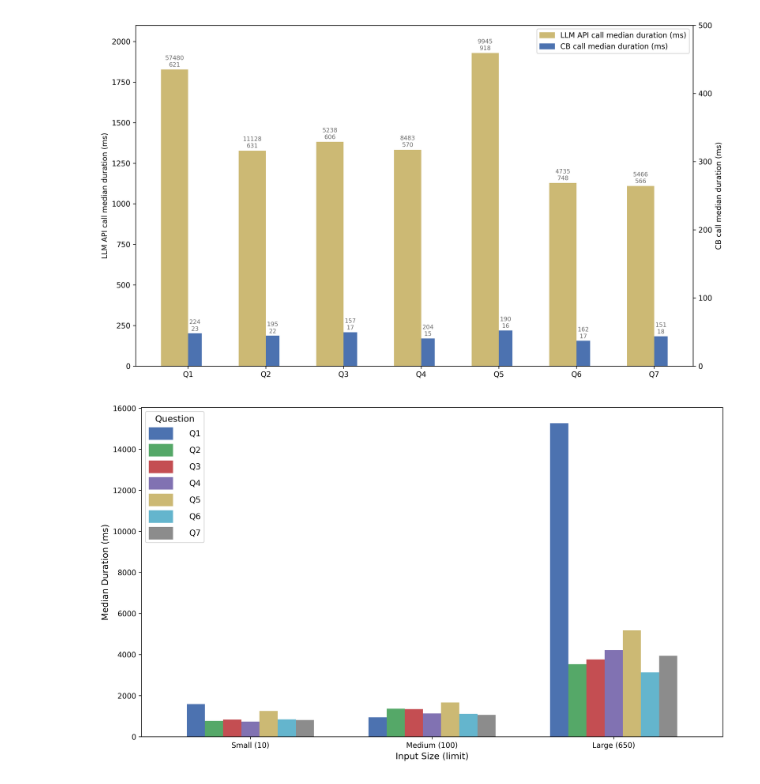
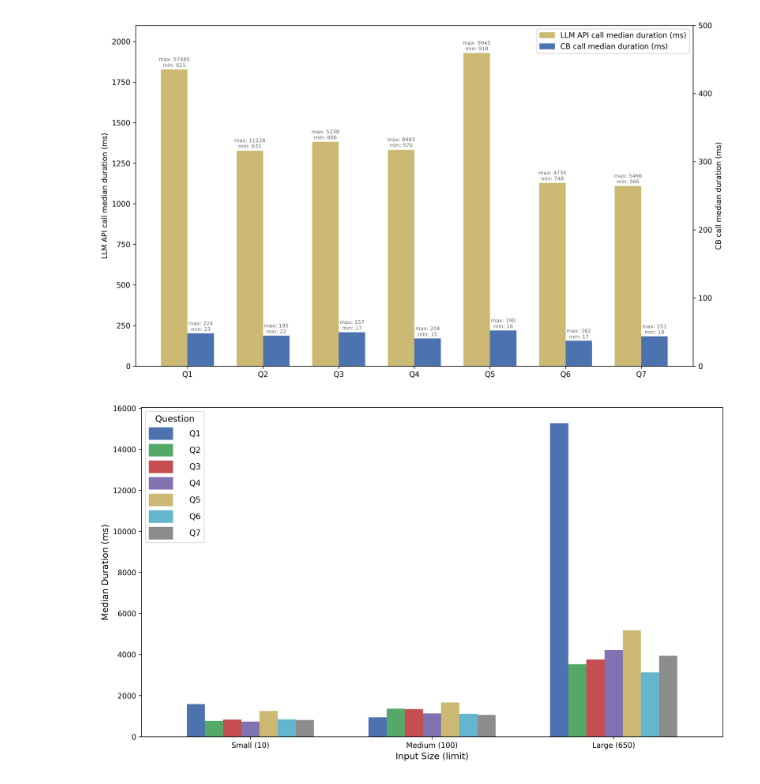
Before and after one commit to dncampo/real-time-spatial-rag-for-smart-cities, a Jupyter notebook: results/analysis/experiment_quantitative_plot_time.ipynb, the cells around one changed output. Cells and saved outputs as stored; diff of their text form; code cells hidden in the pictures.

Commit message:
Add labels 'min' and 'max' to the plot graph.

```diff
--- a/results/analysis/experiment_quantitative_plot_time.ipynb
+++ b/results/analysis/experiment_quantitative_plot_time.ipynb
@@ -56,41 +56,41 @@ ax1.set_title("")
 
 # Plot CB durations with error bars on a secondary axis
 ax2 = ax1.twinx()
-bars2 = ax2.bar(x + width/4, grouped['cb_median'], width*0.5, capsize=11,
+bars2 = ax2.bar(x + width/2, grouped['cb_median'], width*1, capsize=11,
                 label='CB call median duration (ms)', color=colors[1])
 ax2.set_ylabel('CB call median duration (ms)')
 ax2.set_ylim(0, 500);
 
 
 ####
 # Add annotations: LLM min/max
 for idx in x:
     llm_min = grouped_minmax.loc[idx, 'llm_min']
     llm_max = grouped_minmax.loc[idx, 'llm_max']
     ax1.text(idx - width/2, grouped.loc[idx, 'llm_median'] + 10,
-             f"{int(llm_max)}\n{int(llm_min)}",
-             ha='center', va='bottom', fontsize=8, rotation=0, color=colors[2])
+             f"max: {int(llm_max)}\nmin: {int(llm_min)}",
+             ha='center', va='bottom', fontsize=7, rotation=0, color=colors[2])
 
 # Add annotations: CB min/max (scaled back to real values for clarity)
 for idx in x:
     cb_min = grouped_minmax.loc[idx, 'cb_min']
     cb_max = grouped_minmax.loc[idx, 'cb_max']
-    ax2.text(idx + width/4, grouped.loc[idx, 'cb_median'] + 2,
-             f"{int(cb_max)}\n{int(cb_min)}",
-             ha='center', va='bottom', fontsize=8, rotation=0, color=colors[2])
+    ax2.text(idx + width/2, grouped.loc[idx, 'cb_median'] + 2,
+             f"max: {int(cb_max)}\nmin: {int(cb_min)}",
+             ha='center', va='bottom', fontsize=7, rotation=0, color=colors[2])
 ####
 
 
 # Create custom legend
 legend_labels = [plt.Rectangle((0, 0), 1, 1, color=colors[0]),
                  plt.Rectangle((0, 0), 1, 1, color=colors[1])]
 ax1.legend(legend_labels, ['LLM API call median duration (ms)', 'CB call median duration (ms)'], loc='upper right')
 plt.tight_layout()
 fig.set_dpi(300)
-plt.savefig('LLM41_CB_median_times.png', dpi=300)
+plt.savefig('LLM41_CB_median_times_4.png', dpi=300)
 plt.show()
 # %% [output]
-[figure, old version]
+[figure, new version]
 # %%
 # Calculate the total duration (LLM + CB)
 df['total_duration'] = df['duration_GPT4.1 (ms)'] + df['durationCB']
```
